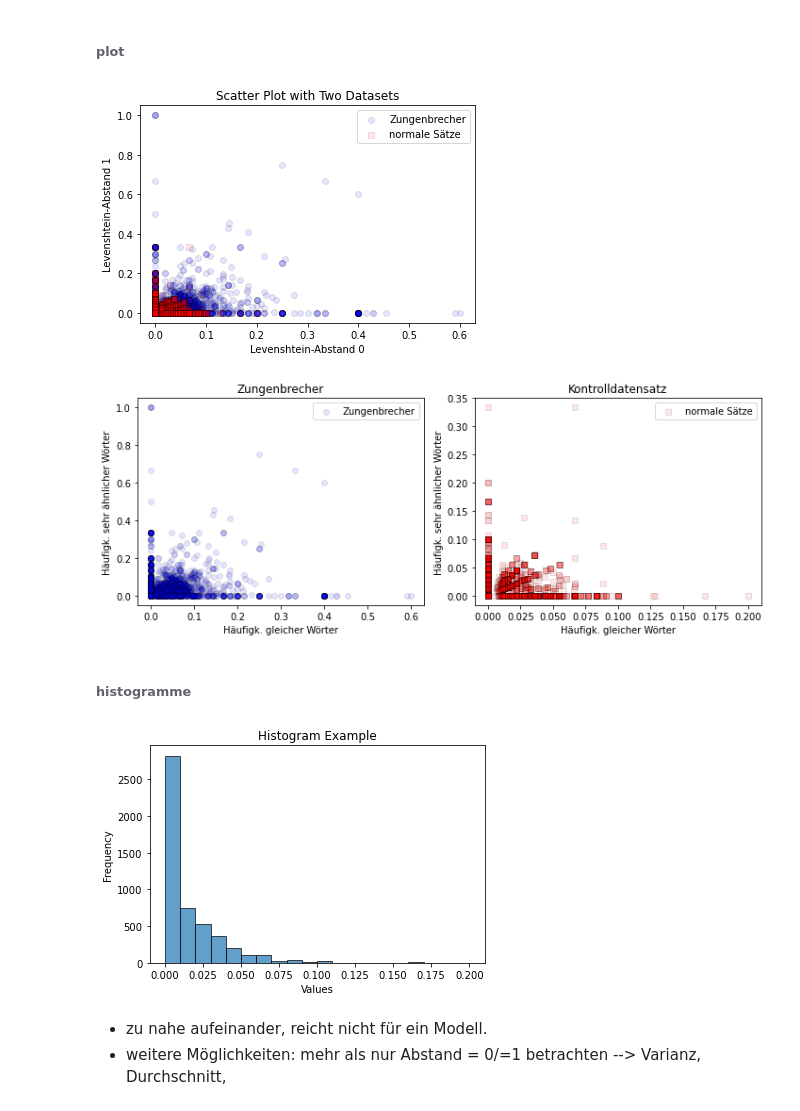
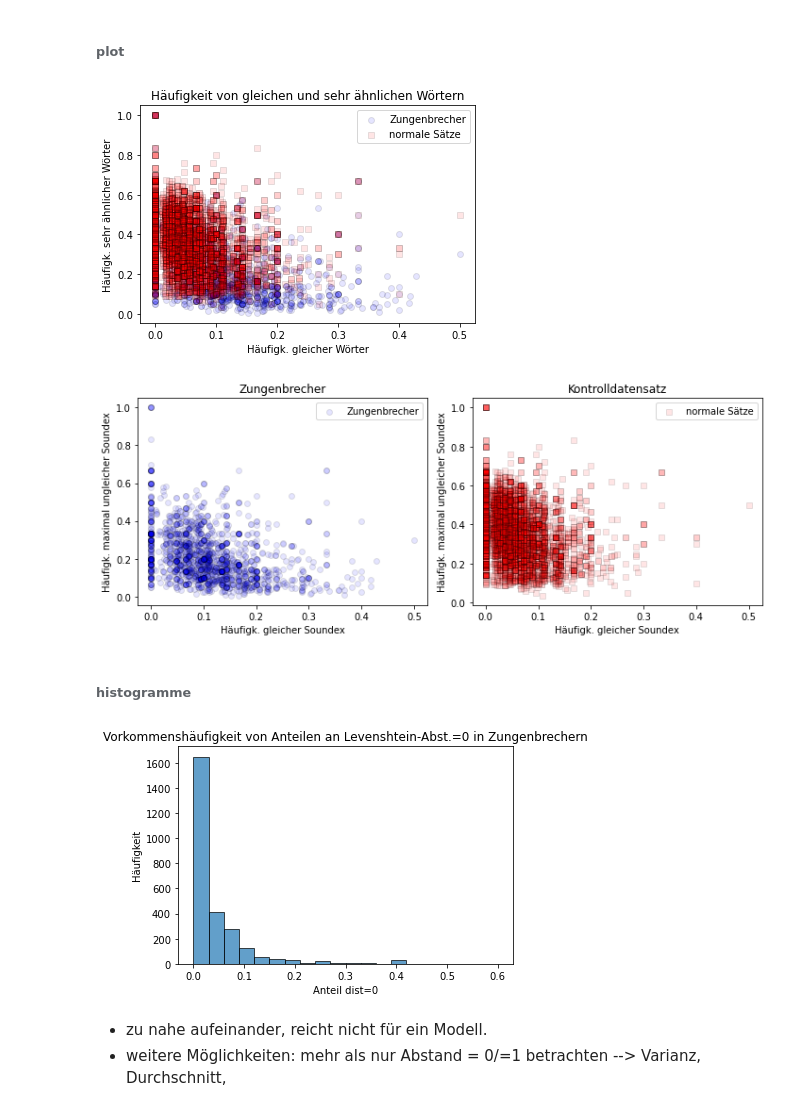
Before and after one commit to albertokoeselmunoz/tongue_twisters, a Jupyter notebook: distances.ipynb, the cells around one changed output. Saved outputs shown, nothing was run; the diff lists cells and outputs as text; code cells hidden in the pictures.

```diff
--- a/distances.ipynb
+++ b/distances.ipynb
@@ -377,7 +393,7 @@ print(norm_sentence_sum_hist)
 ##### Durchschnitt über gesamte Datensätze
 # %%
 # Grafeken für welche Repräsentation? text [0], phoneme [1], soundex [2]
-r = 1
+r = 2
 
 t_sum_list = [norm_tt_sum_hist, norm_tt_sum_hist_phonemes, norm_tt_sum_hist_soundex]
 s_sum_list = [norm_sentence_sum_hist, norm_sentence_sum_hist_phonemes, norm_sentence_sum_hist_soundex]
@@ -459,15 +475,20 @@ SOUNDEX:
 # %% [markdown]
 ##### gleiche/sehr ähnliche Wörter
 # %%
+# Listen mit X- und Y-Werten
+# (X-Wert: Anteil dist=0 an allen Wortabständen im Zungenbrecher/Satz,
+# Y-Wert:Anteil dist=1 an allen Wortabständen im Zungenbrecher/Satz)
+
 tt_0 = []
 tt_1 = []
 for t in t_list[r]:
-    if len(t)>1:
-        tt_0.append(t[0])
-        tt_1.append(t[1])
+    if len(t)>4:
+        print(t)
+        tt_0.append(t[1])
+        tt_1.append(t[4])
 s_0 = []
 s_1 = []
 for t in s_list[r]:
-    if len(t)>1:
-        s_0.append(t[0])
-        s_1.append(t[1])
+    if len(t)>4:
+        s_0.append(t[1])
+        s_1.append(t[4])
@@ -476,22 +515,18 @@ for t in s_list[r]:
 # %%
 
 
-# Create a scatter plot with two datasets
+# Scatterplot mit beiden Datensätzen
 plt.scatter(tt_0, tt_1, marker='o', color='blue', label='Zungenbrecher', edgecolors='black', alpha=0.1)
 plt.scatter(s_0, s_1, marker='s', color='red', label='normale Sätze', edgecolors='black', alpha=0.1)
 
-# Set plot labels and title
-plt.xlabel('Levenshtein-Abstand 0')
-plt.ylabel('Levenshtein-Abstand 1')
-plt.title('Scatter Plot with Two Datasets')
 
-# Show a legend
+plt.xlabel('Häufigk. gleicher Wörter')
+plt.ylabel('Häufigk. sehr ähnlicher Wörter')
+plt.title('Häufigkeit von gleichen und sehr ähnlichen Wörtern')
 plt.legend()
-
-# Show the plot
 plt.show()
 # %% [output]
-[figure, old version]
+[figure, new version]
 # %%
 # Create subplots with 1 row and 2 columns
 fig, axs = plt.subplots(1, 2, figsize=(10, 4))  # Adjust the figsize as needed
@@ -499,15 +534,15 @@ fig, axs = plt.subplots(1, 2, figsize=(10, 4))  # Adjust the figsize as needed
 # Scatter plot for Dataset 1
 axs[0].scatter(tt_0, tt_1, marker='o', color='blue', label='Zungenbrecher', edgecolors='black', alpha=0.1)
 axs[0].set_title('Zungenbrecher')
-axs[0].set_xlabel('Häufigk. gleicher Wörter')
-axs[0].set_ylabel('Häufigk. sehr ähnlicher Wörter')
+axs[0].set_xlabel('Häufigk. gleicher Soundex')
+axs[0].set_ylabel('Häufigk. maximal ungleicher Soundex')
 axs[0].legend()
 
 # Scatter plot for Dataset 2
 axs[1].scatter(s_0, s_1, marker='s', color='red', label='normale Sätze', edgecolors='black', alpha=0.1)
 axs[1].set_title('Kontrolldatensatz')
-axs[1].set_xlabel('Häufigk. gleicher Wörter')
-axs[1].set_ylabel('Häufigk. sehr ähnlicher Wörter')
+axs[1].set_xlabel('Häufigk. gleicher Soundex')
+axs[1].set_ylabel('Häufigk. maximal ungleicher Soundex')
 axs[1].legend()
 
 # Adjust layout for better spacing
@@ -516,22 +551,22 @@ plt.tight_layout()
 # Show the plot
 plt.show()
 # %% [output]
-[figure, old version]
+[figure, new version]
 # %% [markdown]
 ###### histogramme
 # %%
 # Create a histogram
-plt.hist(s_0, bins=20, edgecolor='black', alpha=0.7)
+plt.hist(tt_0, bins=20, edgecolor='black', alpha=0.7)
 
 # Customize plot labels and title
-plt.title('Histogram Example')
-plt.xlabel('Values')
-plt.ylabel('Frequency')
+plt.title('Vorkommenshäufigkeit von Anteilen an Levenshtein-Abst.=0 in Zungenbrechern')
+plt.xlabel('Anteil dist=0')
+plt.ylabel('Häufigkeit')
 
 # Show the plot
 plt.show()
 # %% [output]
-[figure, old version]
+[figure, new version]
 # %% [markdown]
 - zu nahe aufeinander, reicht nicht für ein Modell.
 - weitere Möglichkeiten: mehr als nur Abstand = 0/=1 betrachten
```
Also changed, not shown: parts of 5 cells of this notebook.
